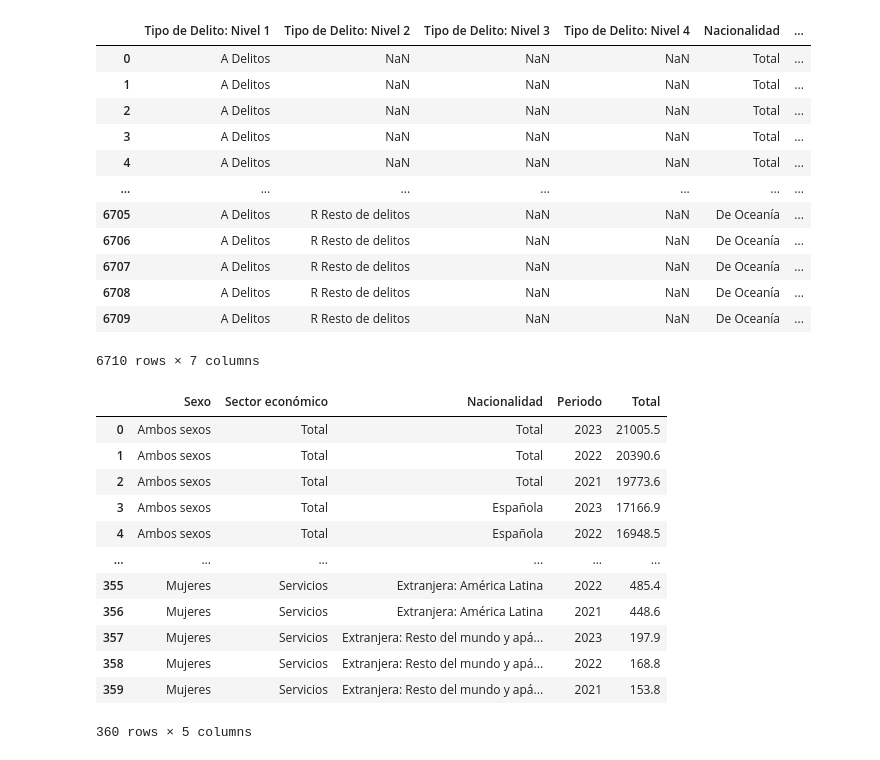
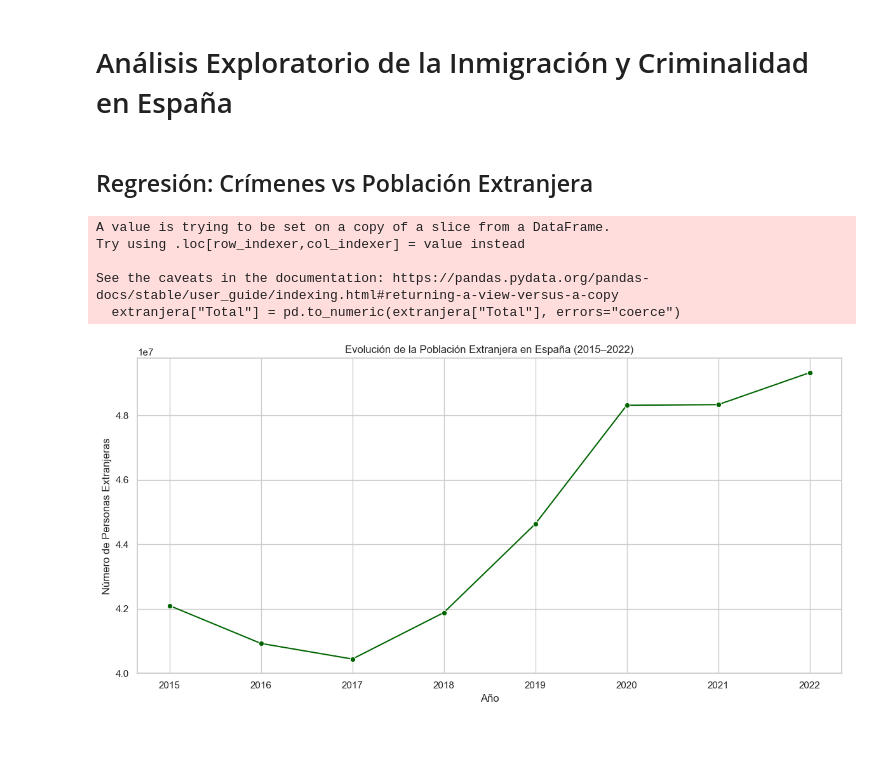
Before and after one commit to Danielcris97/EDA, a Jupyter notebook: notebook/EDA.ipynb, the cells around one changed output. Drawn from its saved outputs; the diff is of its cells as text; code cells hidden in the pictures.

```diff
--- a/notebook/EDA.ipynb
+++ b/notebook/EDA.ipynb
@@ -17,8 +0,0 @@ riesgo_pobreza = pd.read_csv("../datos/riesgo_de_pobreza_nacionalidad.csv",sep=
-# %%
-def clean_numeric_column(series):
-    return pd.to_numeric(series.astype(str).str.replace('.', '', regex=False).str.replace(',', '.', regex=False), errors='coerce')
-
-for df in [activos, empleo, delitos, condenados, ocupados, poblacion, salario,delito_sexual,paro,no_estudia_ni_trabaja,riesgo_pobreza]:
-
-    if 'Total' in df.columns:
-        df['Total'] = clean_numeric_column(df['Total'])
@@ -62,32 +1,2 @@ empleo
-# %%
-delitos
-# %% [output]
-|  | Tipo de Delito: Nivel 1 | Tipo de Delito: Nivel 2 | Tipo de Delito: Nivel 3 | Tipo de Delito: Nivel 4 | Nacionalidad | ... |
-| 0 | A Delitos | NaN | NaN | NaN | Total | ... |
-| 1 | A Delitos | NaN | NaN | NaN | Total | ... |
-| 2 | A Delitos | NaN | NaN | NaN | Total | ... |
-| 3 | A Delitos | NaN | NaN | NaN | Total | ... |
-| 4 | A Delitos | NaN | NaN | NaN | Total | ... |
-| ... | ... | ... | ... | ... | ... | ... |
-| 6705 | A Delitos | R Resto de delitos | NaN | NaN | De Oceanía | ... |
-| 6706 | A Delitos | R Resto de delitos | NaN | NaN | De Oceanía | ... |
-| 6707 | A Delitos | R Resto de delitos | NaN | NaN | De Oceanía | ... |
-| 6708 | A Delitos | R Resto de delitos | NaN | NaN | De Oceanía | ... |
-| 6709 | A Delitos | R Resto de delitos | NaN | NaN | De Oceanía | ... |
-6710 rows × 7 columns
-# %%
-ocupados
-# %% [output]
-|  | Sexo | Sector económico | Nacionalidad | Periodo | Total |
-| 0 | Ambos sexos | Total | Total | 2023 | 21005.5 |
-| 1 | Ambos sexos | Total | Total | 2022 | 20390.6 |
-| 2 | Ambos sexos | Total | Total | 2021 | 19773.6 |
-| 3 | Ambos sexos | Total | Española | 2023 | 17166.9 |
-| 4 | Ambos sexos | Total | Española | 2022 | 16948.5 |
-| ... | ... | ... | ... | ... | ... |
-| 355 | Mujeres | Servicios | Extranjera: América Latina | 2022 | 485.4 |
-| 356 | Mujeres | Servicios | Extranjera: América Latina | 2021 | 448.6 |
-| 357 | Mujeres | Servicios | Extranjera: Resto del mundo y apá... | 2023 | 197.9 |
-| 358 | Mujeres | Servicios | Extranjera: Resto del mundo y apá... | 2022 | 168.8 |
-| 359 | Mujeres | Servicios | Extranjera: Resto del mundo y apá... | 2021 | 153.8 |
-360 rows × 5 columns
+# %% [markdown]
+# Análisis Exploratorio de la Inmigración y Criminalidad en España
@@ -93,0 +30,33 @@ ocupados
+# %% [markdown]
+## Regresión: Crímenes vs Población Extranjera
+# %%
+# Asegurar limpieza
+poblacion["Español/Extranjero"] = poblacion["Español/Extranjero"].str.strip().str.lower()
+extranjera = poblacion[poblacion["Español/Extranjero"] == "nacionalidad extranjera"]
+extranjera["Total"] = pd.to_numeric(extranjera["Total"], errors="coerce")
+
+# Agrupar por año
+poblacion_agg = (
+    extranjera.groupby("Año")["Total"]
+    .sum()
+    .reset_index()
+)
+
+# Filtrar desde 2015
+poblacion_agg_filtrada = poblacion_agg[poblacion_agg["Año"] >= 2015]
+
+# Graficar
+sns.lineplot(data=poblacion_agg_filtrada, x="Año", y="Total", marker="o", color="darkgreen")
+plt.title("Evolución de la Población Extranjera en España (2015–2022)")
+plt.xlabel("Año")
+plt.ylabel("Número de Personas Extranjeras")
+plt.grid(True)
+plt.tight_layout()
+plt.show()
+# %% [output]
+A value is trying to be set on a copy of a slice from a DataFrame.
+Try using .loc[row_indexer,col_indexer] = value instead
+
+See the caveats in the documentation: https://pandas.pydata.org/pandas-docs/stable/user_guide/indexing.html#returning-a-view-versus-a-copy
+  extranjera["Total"] = pd.to_numeric(extranjera["Total"], errors="coerce")
+[figure, added]
```
Also changed, not shown: parts of 35 cells of this notebook, 1 other file.
